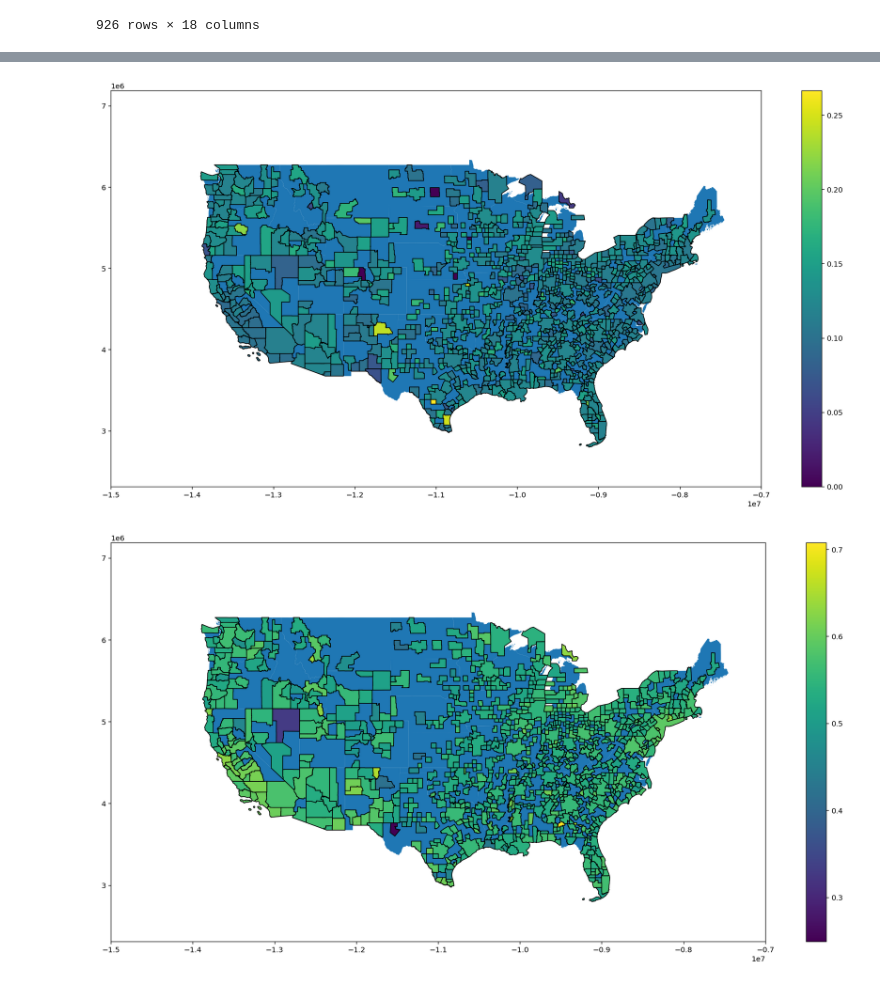
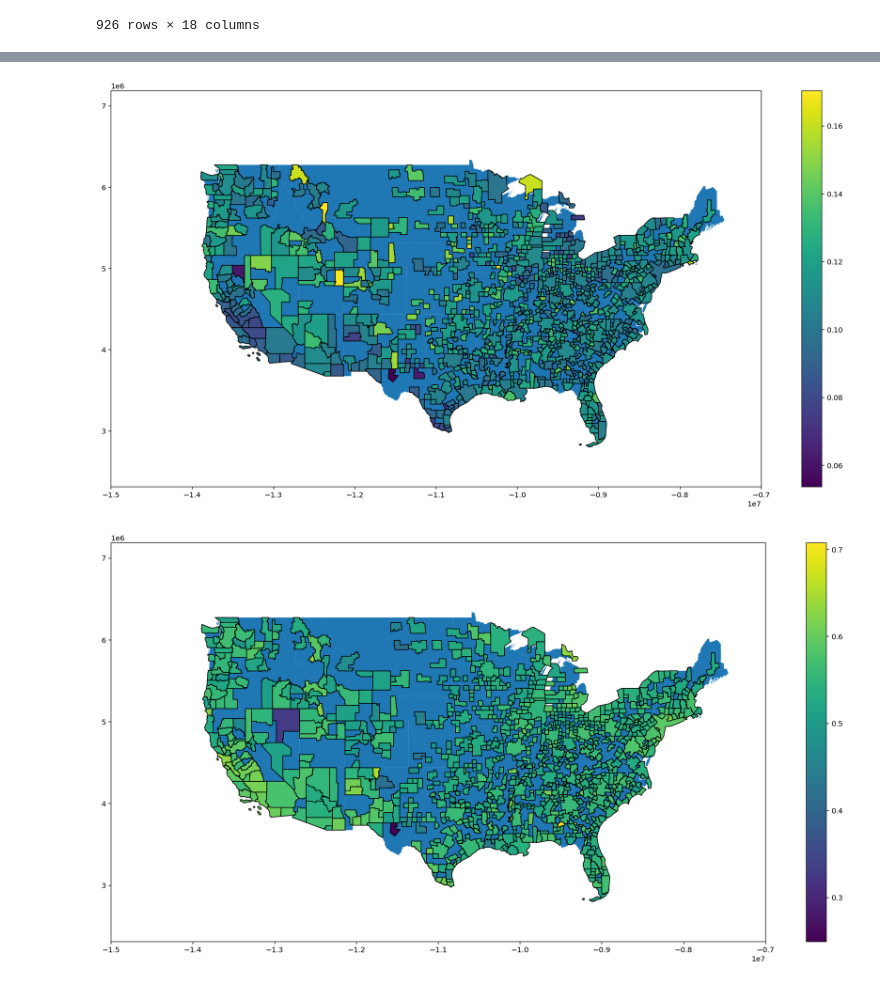
Before and after one commit to ElliottGAbel/Liminal_Cities, a Jupyter notebook: ACS_access.ipynb, the cells around one changed output, grey strips where cells are left out. Drawn from its saved outputs; the diff is of its cells as text; code cells hidden in the pictures.

Commit message:
ACS data for 2009-2021

```diff
--- a/ACS_access.ipynb
+++ b/ACS_access.ipynb
@@ -223,5 +148,10 @@ data
 # %%
 # to rename variable, add to dict
-
-data.rename(columns=demographic_variables_dict,
+data.fillna(value=np.nan, inplace=True)
+data.rename(columns={k: n for k, (n, y, a) in demographic_variables_dict.items()},
             inplace=True)
+data = data.reset_index().rename(columns = {"index":"FIPS"})
+data["FIPS"] = data["FIPS"].apply(lambda x: x.params()[0][1] + x.params()[1][1])
+data['FIPS'] = data['FIPS'].astype(int)
+data[data < 0] = np.nan
+data
@@ -234,5 +172,3 @@ data['FIPS'] = data['FIPS'].astype(int)
-# %%
-data[data < 0] = float('nan')
 # %%
 data['CBSA'] = data['FIPS'].apply(lambda c: fipsToCbsa.get(c, 99999))
 data
@@ -253,3 +189,3 @@ data
 # %%
+aggType = {n: a for k, (n, y, a) in demographic_variables_dict.items()}
 dataByCbsa = data.groupby(by=['CBSA', 'year']).agg(aggType).reset_index()
-dataByCbsa
@@ -319,8 +259,8 @@ byYear
 # %%
 ax = plotUS()
-byYear.loc[2021].plot(ax=ax, column='Less_High_pct', edgecolor="black", linewidth=1, legend=True);
+byYear.loc[2009].plot(ax=ax, column='Less_High_pct', edgecolor="black", linewidth=1, legend=True);
 # %% [output]
-[figure, old version]
+[figure, new version]
 # %%
 ax = plotUS()
 byYear.loc[2020].plot(ax=ax, column='Bach_and_Above_pct', edgecolor="black", linewidth=1, legend=True);
```
Also changed, not shown: parts of 11 cells of this notebook.
